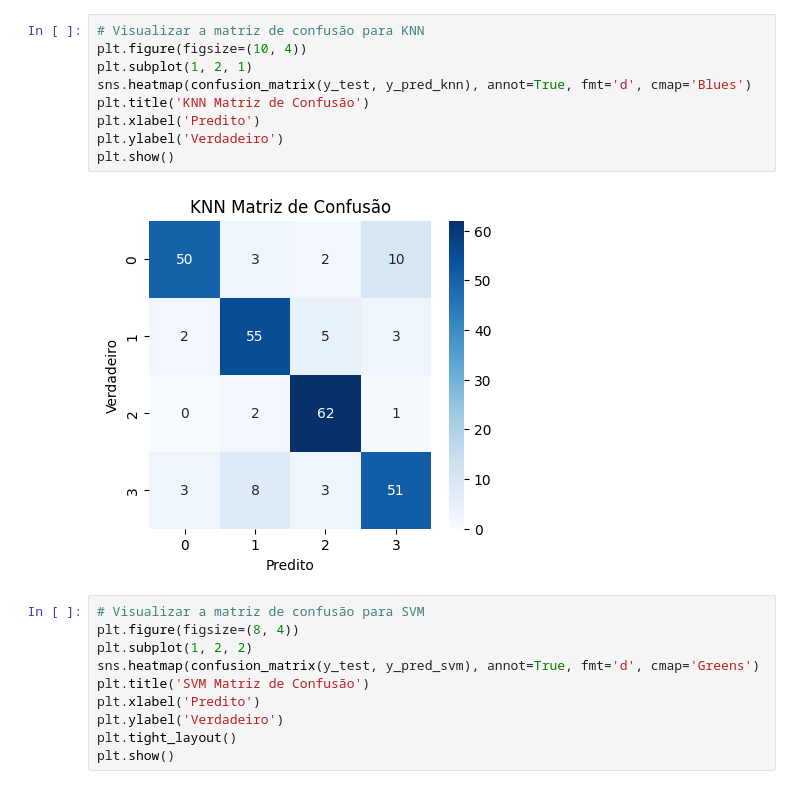
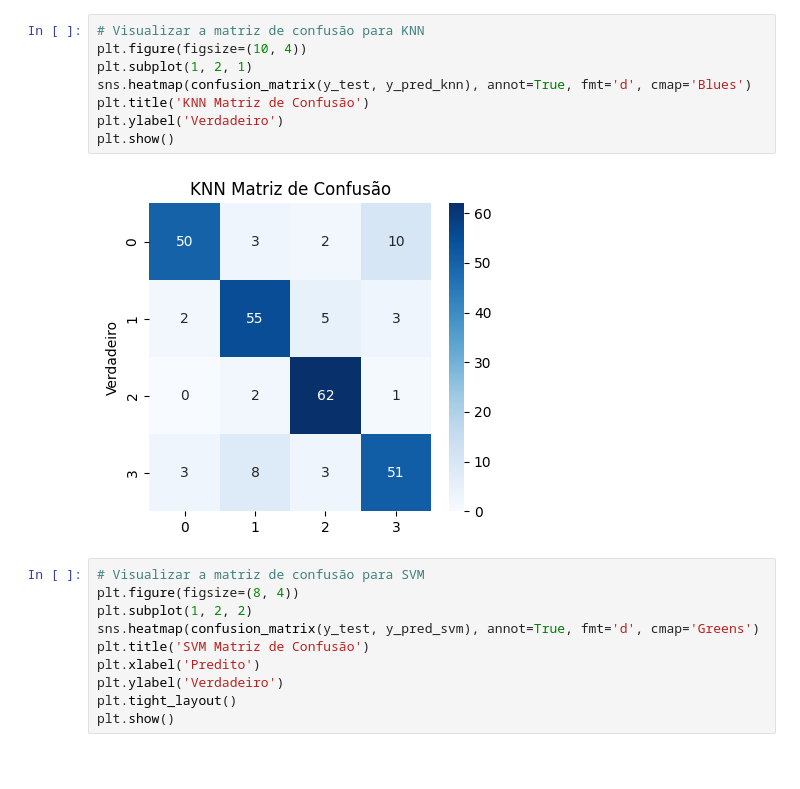
Before and after one commit to BernardoBomfim/Algoritimo-de-predi-o-de-terremotos, a Jupyter notebook: Algoritimo/Terremoto_modelo_predição.ipynb, the cells around one changed output. Drawn from its saved outputs; the diff is of its cells as text; blank space fills up the shorter version.

Commit message:
refactor: refatoração para melhora da visualização

```diff
--- a/Algoritimo/Terremoto_modelo_predição.ipynb
+++ b/Algoritimo/Terremoto_modelo_predição.ipynb
@@ -123,14 +139,13 @@ SVM Confusion Matrix:
 # %%
 # Visualizar a matriz de confusão para KNN
 plt.figure(figsize=(10, 4))
 plt.subplot(1, 2, 1)
 sns.heatmap(confusion_matrix(y_test, y_pred_knn), annot=True, fmt='d', cmap='Blues')
 plt.title('KNN Matriz de Confusão')
-plt.xlabel('Predito')
 plt.ylabel('Verdadeiro')
 plt.show()
 # %% [output]
-[figure, old version]
+[figure, new version]
 # %%
 # Visualizar a matriz de confusão para SVM
 plt.figure(figsize=(8, 4))
```
Also changed, not shown: parts of 9 cells of this notebook.
